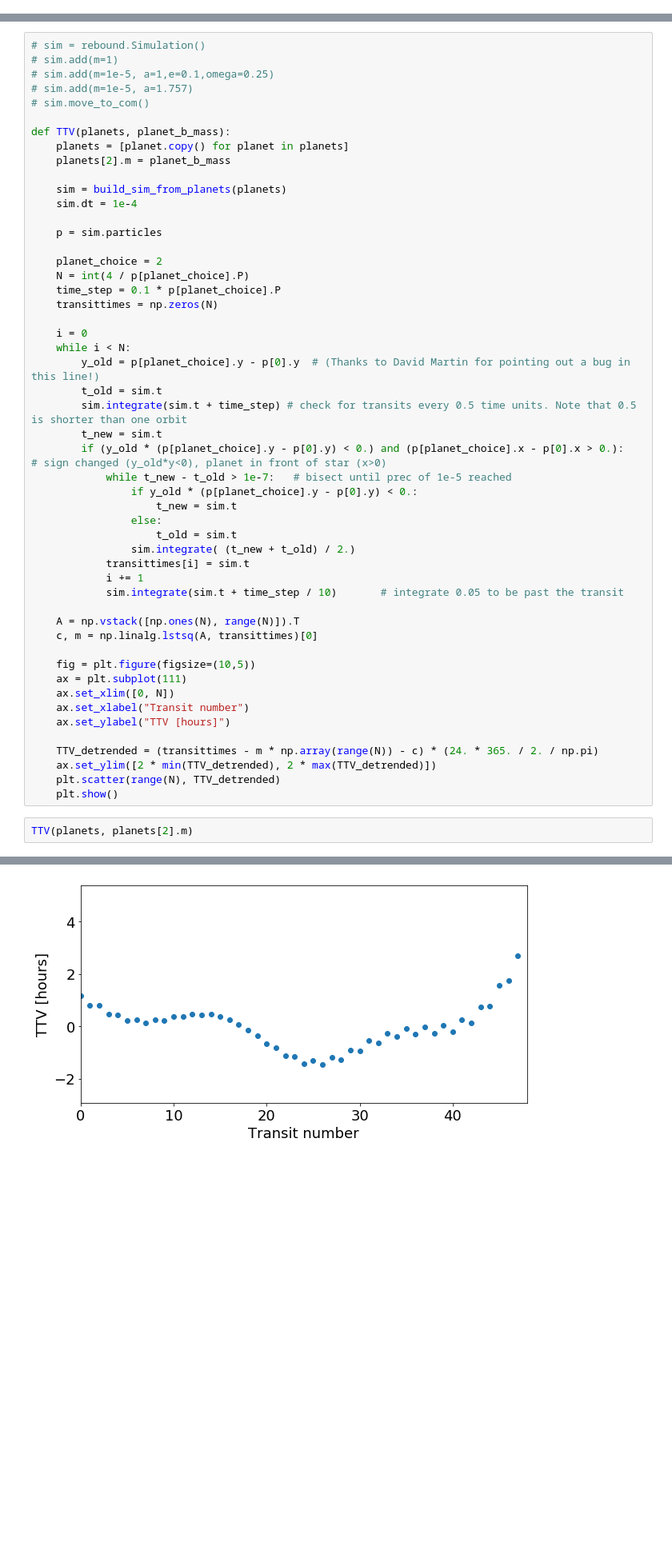
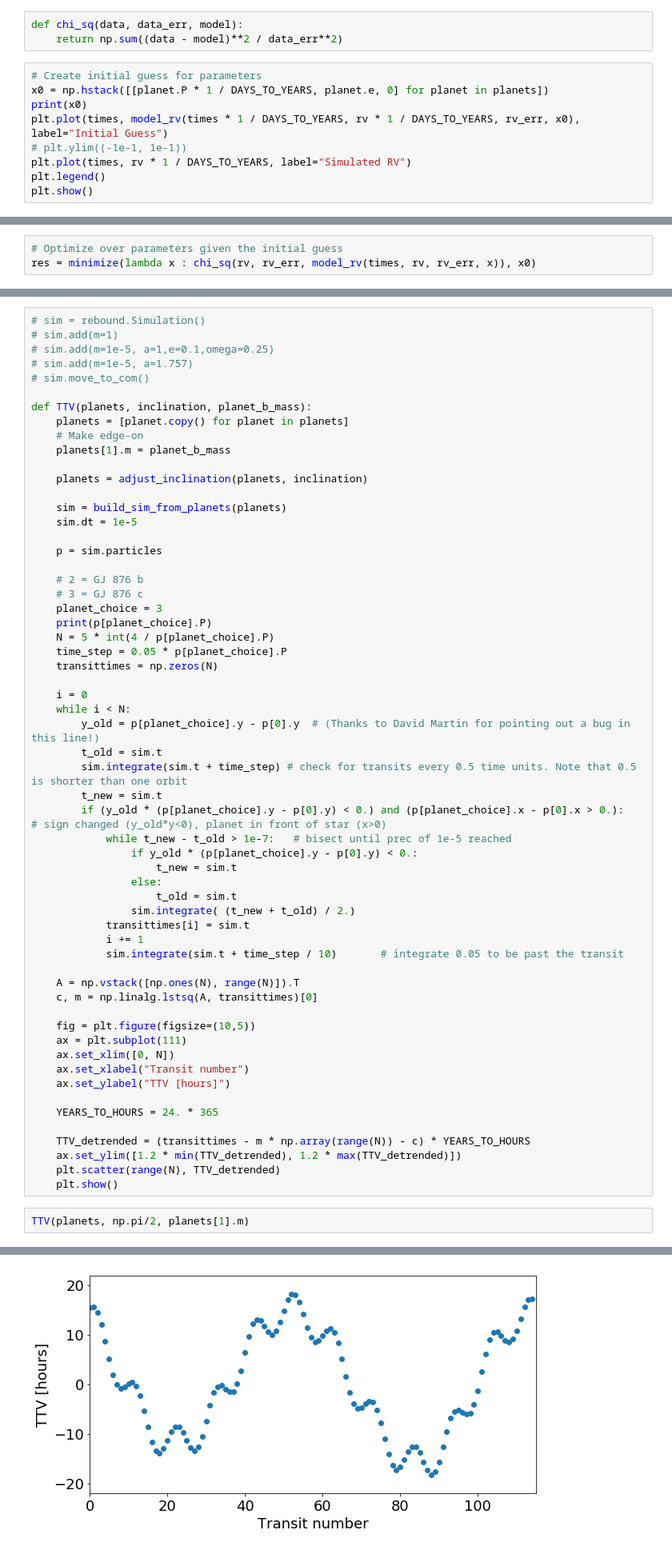
Before and after one commit to curriem/exoplanets_class, a Jupyter notebook: hw3/exoplanets_hw3.ipynb, the cells around one changed output, grey strips where cells are left out. Shown at 80% size. Drawn from its saved outputs; the diff is of its cells as text; blank space fills up the shorter version.

```diff
--- a/hw3/exoplanets_hw3.ipynb
+++ b/hw3/exoplanets_hw3.ipynb
@@ -262,0 +393,12 @@ Compute the radial velocity of the star, and then fit this RV with four Kepleria
+# %%
+def chi_sq(data, data_err, model):
+    return np.sum((data - model)**2 / data_err**2)
+# %%
+# Create initial guess for parameters
+x0 = np.hstack([[planet.P * 1 / DAYS_TO_YEARS, planet.e, 0] for planet in planets])
+print(x0)
+plt.plot(times, model_rv(times * 1 / DAYS_TO_YEARS, rv * 1 / DAYS_TO_YEARS, rv_err, x0), label="Initial Guess")
+# plt.ylim((-1e-1, 1e-1))
+plt.plot(times, rv * 1 / DAYS_TO_YEARS, label="Simulated RV")
+plt.legend()
+plt.show()
@@ -262,0 +409,3 @@ Compute the radial velocity of the star, and then fit this RV with four Kepleria
+# %%
+# Optimize over parameters given the initial guess
+res = minimize(lambda x : chi_sq(rv, rv_err, model_rv(times, rv, rv_err, x)), x0)
@@ -270,18 +469,24 @@ Look at REBOUND TTV example.  Make a plot of the TTVs of GJ 876 c over 4 years (
 # sim.add(m=1e-5, a=1.757)
 # sim.move_to_com()
 
-def TTV(planets, planet_b_mass):
+def TTV(planets, inclination, planet_b_mass):
     planets = [planet.copy() for planet in planets]
-    planets[2].m = planet_b_mass
+    # Make edge-on
+    planets[1].m = planet_b_mass
+
+    planets = adjust_inclination(planets, inclination)
 
     sim = build_sim_from_planets(planets)
-    sim.dt = 1e-4
+    sim.dt = 1e-5
 
     p = sim.particles
 
-    planet_choice = 2
-    N = int(4 / p[planet_choice].P)
-    time_step = 0.1 * p[planet_choice].P
+    # 2 = GJ 876 b
+    # 3 = GJ 876 c
+    planet_choice = 3
+    print(p[planet_choice].P)
+    N = 5 * int(4 / p[planet_choice].P)
+    time_step = 0.05 * p[planet_choice].P
     transittimes = np.zeros(N)
 
     i = 0
@@ -310,10 +515,12 @@ def TTV(planets, planet_b_mass):
     ax.set_xlabel("Transit number")
     ax.set_ylabel("TTV [hours]")
 
-    TTV_detrended = (transittimes - m * np.array(range(N)) - c) * (24. * 365. / 2. / np.pi)
-    ax.set_ylim([2 * min(TTV_detrended), 2 * max(TTV_detrended)])
+    YEARS_TO_HOURS = 24. * 365
+
+    TTV_detrended = (transittimes - m * np.array(range(N)) - c) * YEARS_TO_HOURS
+    ax.set_ylim([1.2 * min(TTV_detrended), 1.2 * max(TTV_detrended)])
     plt.scatter(range(N), TTV_detrended)
     plt.show()
 # %%
-TTV(planets, planets[2].m)
+TTV(planets, np.pi/2, planets[1].m)
 # %% [output]
@@ -321,2 +534,2 @@ To use the future default and silence this warning we advise to pass `rcond=None
-[figure, old version]
+[figure, new version]
 # %%
```
Also changed, not shown: parts of 26 cells of this notebook.
